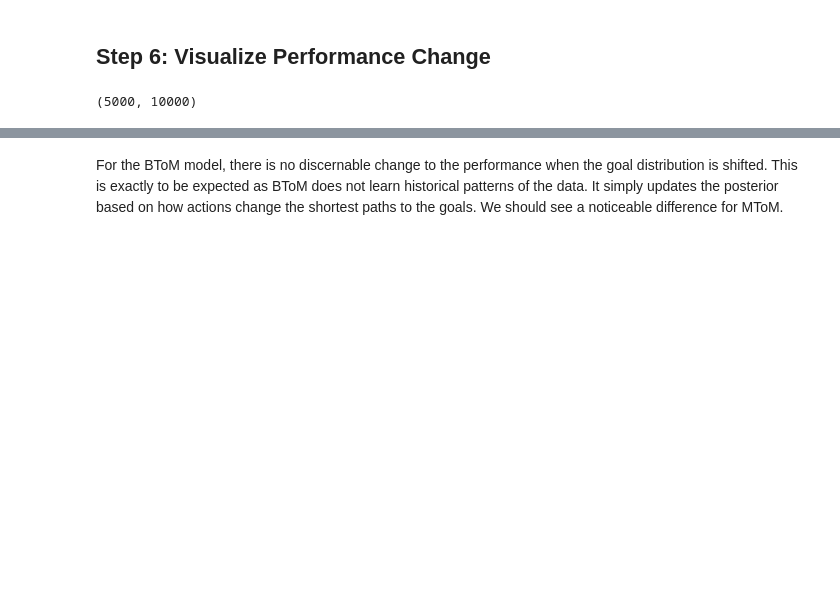
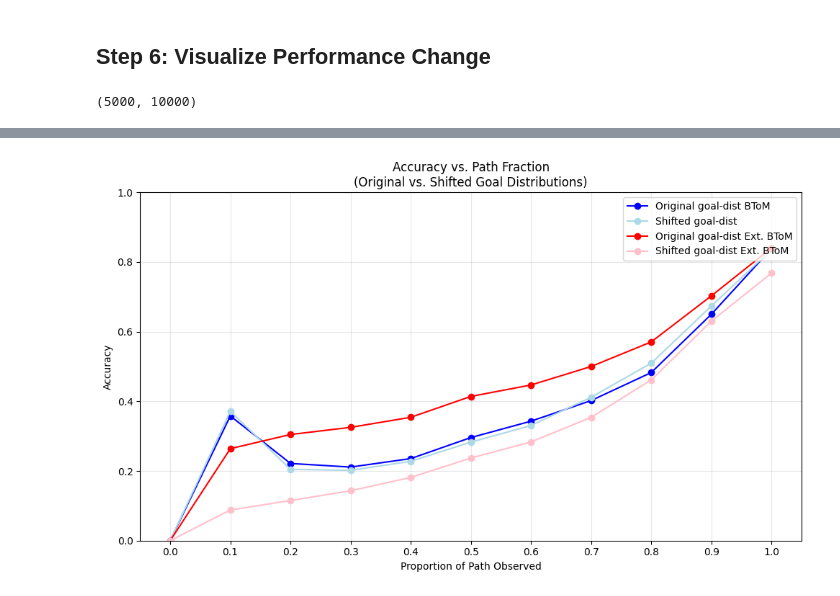
Before and after one commit to NigelDoering/Theory-of-mind, a Jupyter notebook: notebooks/Campus_Experiment_2.ipynb, the cells around one changed output, grey strips where cells are left out. Cells and saved outputs as stored; diff of their text form; code cells hidden in the pictures; blank space fills up the shorter version.

```diff
--- a/notebooks/Campus_Experiment_2.ipynb
+++ b/notebooks/Campus_Experiment_2.ipynb
@@ -255,11 +275,21 @@ for episode in range(len(new_goal_data)):
 # %%
-new_scores = []
+# BToM
+btom_new_accuracy = []
 for episode in range(len(new_goal_data)):
     for agent in agents:
-        new_scores.append(brier_along_path(new_path_data[episode][agent.id],
+        btom_new_accuracy.append(accuracy_along_path(new_path_data[episode][agent.id],
                                   new_goal_data[episode][agent.id],
                                   posteriors_data[episode][agent.id],
                                   goals))
+
+# Extended BToM
+ext_new_accuracy = []
+for episode in range(len(new_goal_data)):
+    for agent in agents:
+        ext_new_accuracy.append(accuracy_along_path(new_path_data[episode][agent.id],
+                                  new_goal_data[episode][agent.id],
+                                  ext_posteriors_data[episode][agent.id],
+                                  goals))
 # %% [markdown]
 ## Step 6: Visualize Performance Change
 # %%
@@ -310,2 +340,41 @@ plt.show()
-# %% [markdown]
-For the BToM model, there is no discernable change to the performance when the goal distribution is shifted. This is exactly to be expected as BToM does not learn historical patterns of the data. It simply updates the posterior based on how actions change the shortest paths to the goals. We should see a noticeable difference for MToM.
+# %%
+# Convert to arrays
+btom_arr_orig = np.array(btom_orig_accuracy)  # shape (N, n_fractions)
+btom_arr_new  = np.array(btom_new_accuracy)
+
+ext_arr_orig = np.array(ext_orig_accuracy)  # shape (N, n_fractions)
+ext_arr_new  = np.array(ext_new_accuracy)
+
+btom_mean_orig = btom_arr_orig.mean(axis=0)
+btom_mean_new = btom_arr_new.mean(axis=0)
+
+ext_mean_orig = ext_arr_orig.mean(axis=0)
+ext_mean_new = ext_arr_new.mean(axis=0)
+
+
+
+# Fraction grid (must be the same length as the second axis of your arrays)
+props = np.linspace(0, 1, btom_arr_orig.shape[1])
+
+
+
+plt.figure(figsize=(10,6))
+
+plt.plot(props, btom_mean_orig, '-o', label='Original goal‐dist BToM', color='blue')
+plt.plot(props, btom_mean_new, '-o', label='Shifted goal‐dist', color='lightblue')
+
+plt.plot(props, ext_mean_orig, '-o', label='Original goal‐dist Ext. BToM', color='red')
+plt.plot(props, ext_mean_new, '-o', label='Shifted goal‐dist Ext. BToM', color='pink')
+
+
+plt.xlabel('Proportion of Path Observed')
+plt.ylabel('Accuracy')
+plt.title('Accuracy vs. Path Fraction\n(Original vs. Shifted Goal Distributions)')
+plt.xticks(props)
+plt.ylim(0, 1)
+plt.grid(alpha=0.3)
+plt.legend(loc='upper right')
+plt.tight_layout()
+plt.show()
+# %% [output]
+[figure, added]
```
Also changed, not shown: parts of 16 cells of this notebook, 5 other files.
